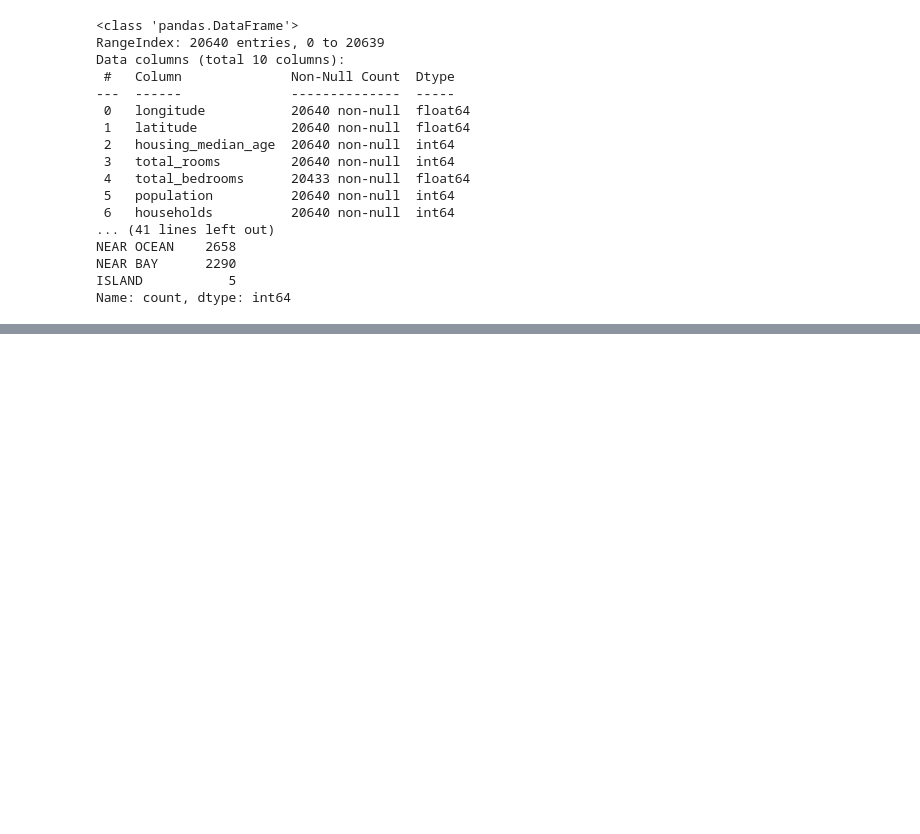
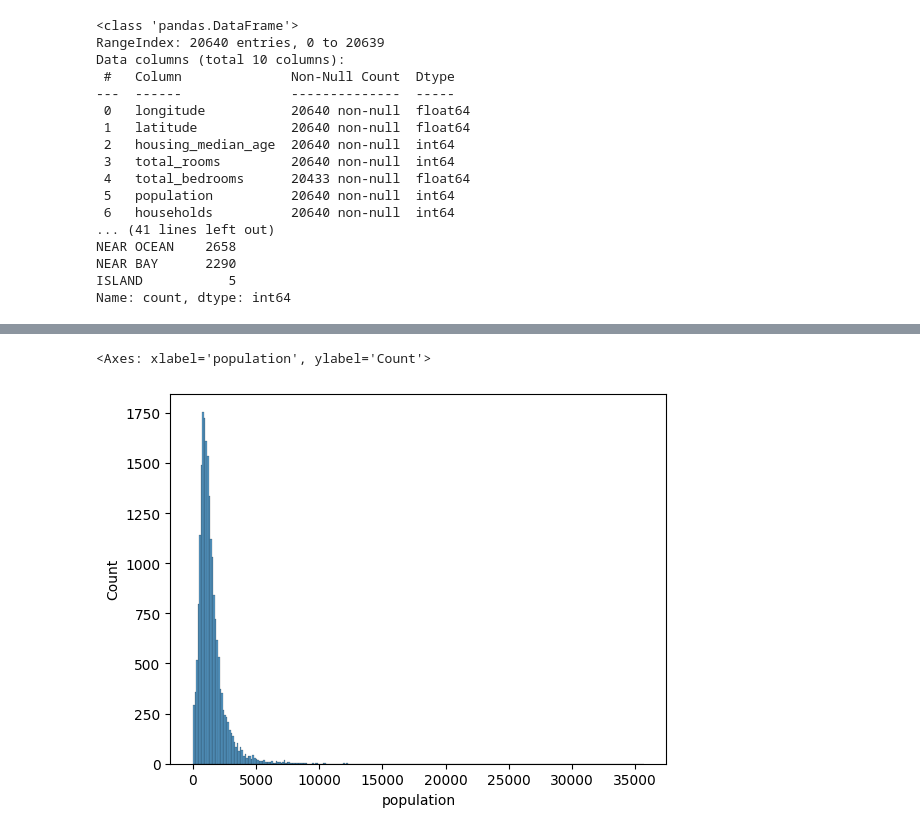
Before and after one commit to jancewicz/PJATK---Artificial-Intelligence-Postgraduate-Studies-, a Jupyter notebook: scikit-learn/regression/california.ipynb, the cells around one changed output, grey strips where cells are left out. Drawn from its saved outputs; the diff is of its cells as text; code cells hidden in the pictures; blank space fills up the shorter version.

```diff
--- a/scikit-learn/regression/california.ipynb
+++ b/scikit-learn/regression/california.ipynb
@@ -57,0 +76,5 @@ sns.boxplot(california_df["total_rooms"])
+# %%
+sns.histplot(california_df["population"])
+# %% [output]
+<Axes: xlabel='population', ylabel='Count'>
+[figure, added]
```
Also changed, not shown: parts of 13 cells of this notebook.
